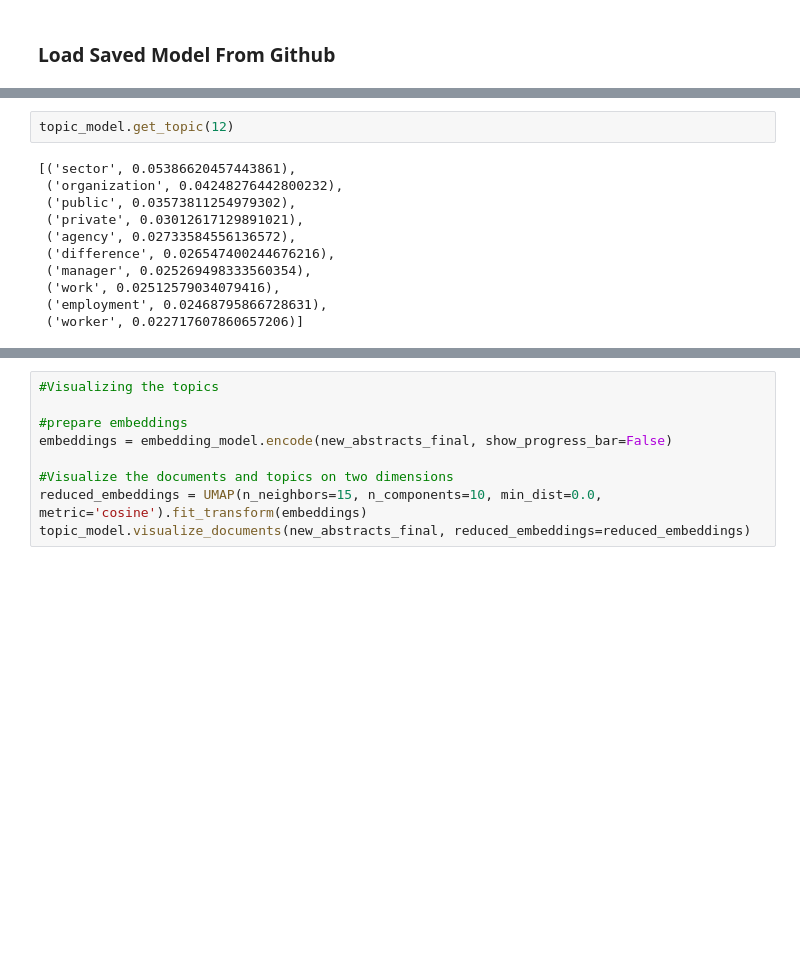
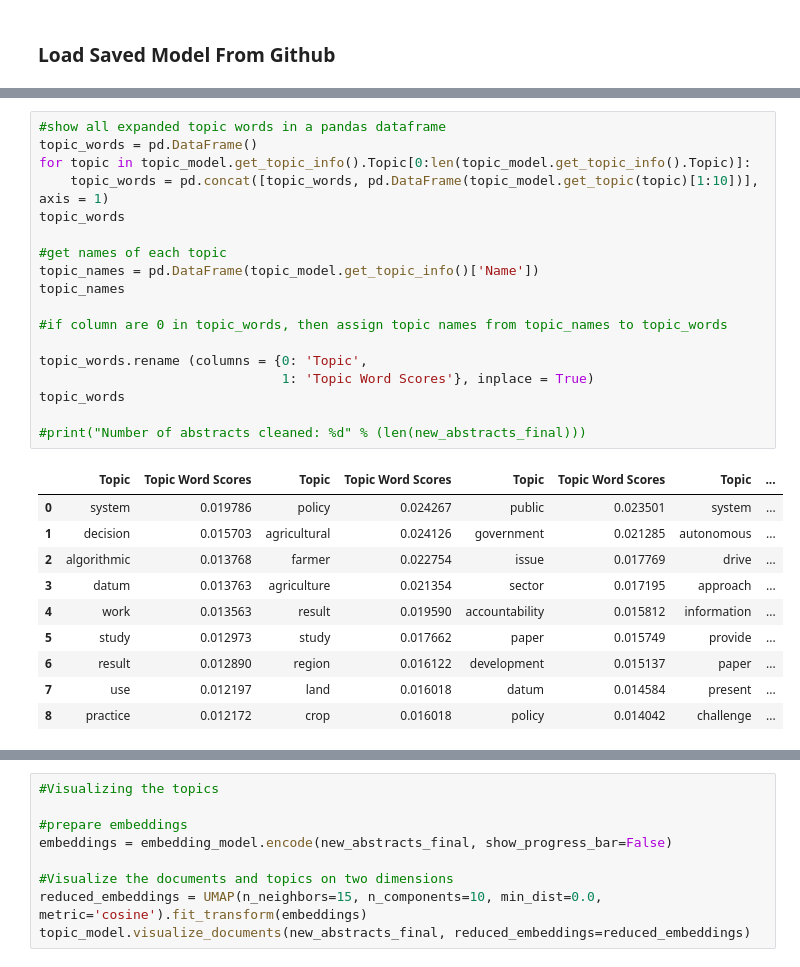
Before and after one commit to Zandermintz/AI_in_public_sector, a Jupyter notebook: corpus_building.ipynb, the cells around one changed output, grey strips where cells are left out. Drawn from its saved outputs; the diff is of its cells as text; blank space fills up the shorter version.

```diff
--- a/corpus_building.ipynb
+++ b/corpus_building.ipynb
@@ -560,13 +605,29 @@ topic_model.find_topics("smart city", top_n=5)
 # %%
-topic_model.get_topic(12)
+#show all expanded topic words in a pandas dataframe
+topic_words = pd.DataFrame()
+for topic in topic_model.get_topic_info().Topic[0:len(topic_model.get_topic_info().Topic)]:
+    topic_words = pd.concat([topic_words, pd.DataFrame(topic_model.get_topic(topic)[1:10])], axis = 1)
+topic_words
+
+#get names of each topic
+topic_names = pd.DataFrame(topic_model.get_topic_info()['Name'])
+topic_names
+
+#if column are 0 in topic_words, then assign topic names from topic_names to topic_words
+
+topic_words.rename (columns = {0: 'Topic',
+                               1: 'Topic Word Scores'}, inplace = True)
+topic_words
+
+#print("Number of abstracts cleaned: %d" % (len(new_abstracts_final)))
 # %% [output]
-[('sector', 0.05386620457443861),
- ('organization', 0.04248276442800232),
- ('public', 0.03573811254979302),
- ('private', 0.03012617129891021),
- ('agency', 0.02733584556136572),
- ('difference', 0.026547400244676216),
- ('manager', 0.025269498333560354),
- ('work', 0.02512579034079416),
- ('employment', 0.02468795866728631),
- ('worker', 0.022717607860657206)]
+|  | Topic | Topic Word Scores | Topic | Topic Word Scores | Topic | Topic Word Scores | Topic | ... |
+| 0 | system | 0.019786 | policy | 0.024267 | public | 0.023501 | system | ... |
+| 1 | decision | 0.015703 | agricultural | 0.024126 | government | 0.021285 | autonomous | ... |
+| 2 | algorithmic | 0.013768 | farmer | 0.022754 | issue | 0.017769 | drive | ... |
+| 3 | datum | 0.013763 | agriculture | 0.021354 | sector | 0.017195 | approach | ... |
+| 4 | work | 0.013563 | result | 0.019590 | accountability | 0.015812 | information | ... |
+| 5 | study | 0.012973 | study | 0.017662 | paper | 0.015749 | provide | ... |
+| 6 | result | 0.012890 | region | 0.016122 | development | 0.015137 | paper | ... |
+| 7 | use | 0.012197 | land | 0.016018 | datum | 0.014584 | present | ... |
+| 8 | practice | 0.012172 | crop | 0.016018 | policy | 0.014042 | challenge | ... |
```
Also changed, not shown: parts of 15 cells of this notebook.
